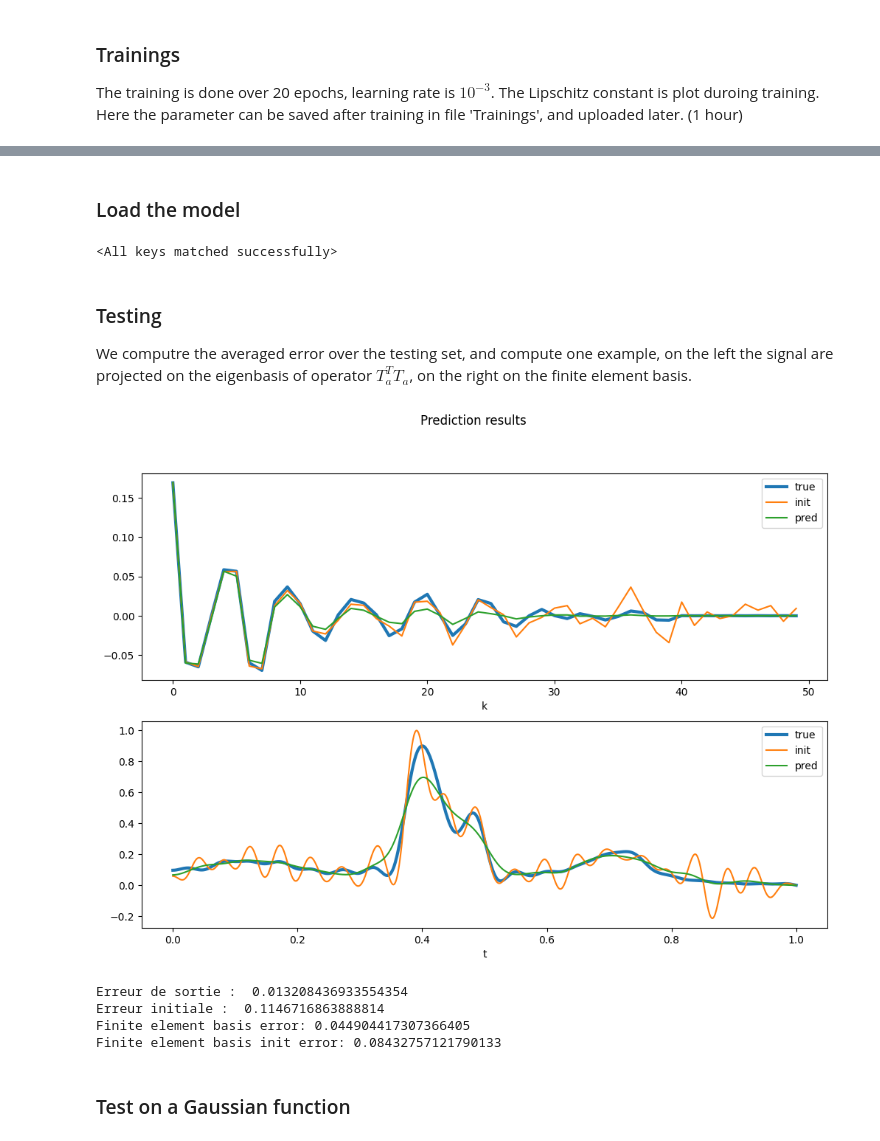
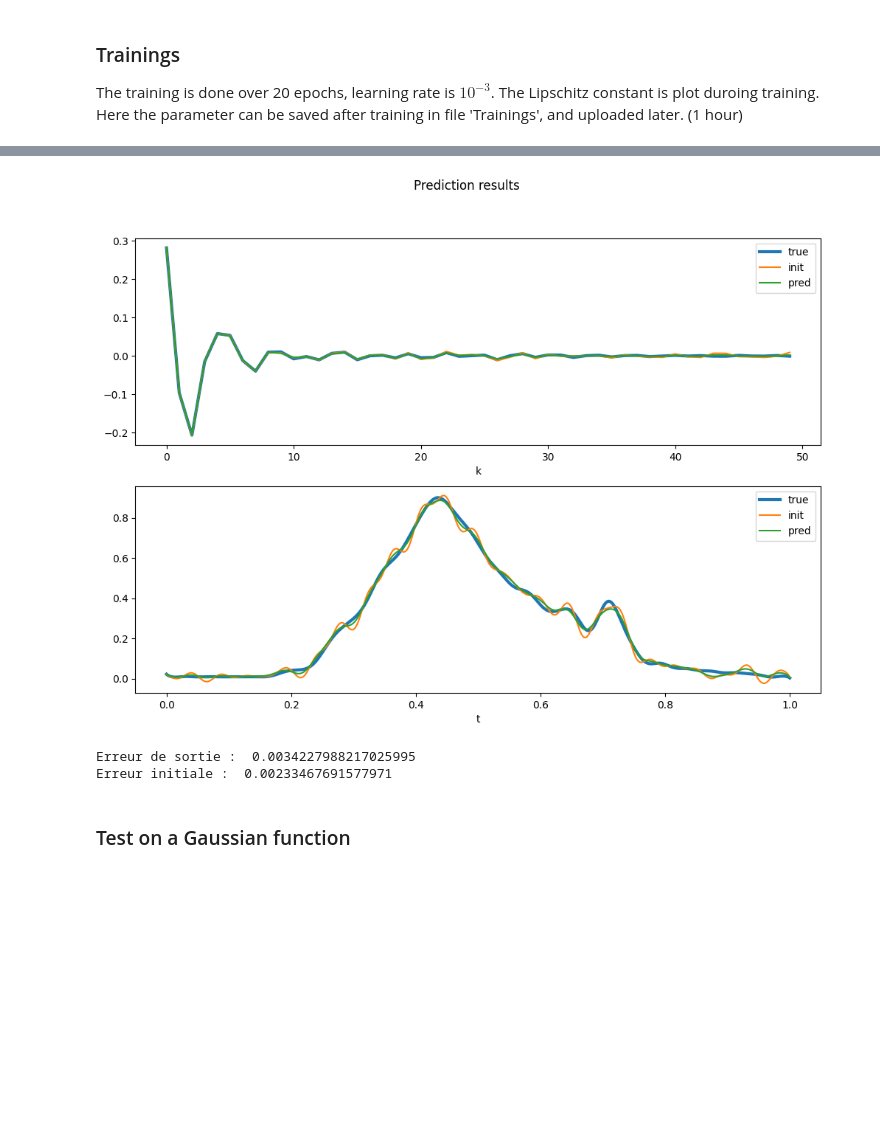
Before and after one commit to CentofantiEze/FBResNet, a Jupyter notebook: notebooks/example.ipynb, the cells around one changed output, grey strips where cells are left out. Cells and saved outputs as stored; diff of their text form; code cells hidden in the pictures; blank space fills up the shorter version.

```diff
--- a/notebooks/example.ipynb
+++ b/notebooks/example.ipynb
@@ -71,20 +83,9 @@ trained_model = 'model_example_a_1_r_1.pt'
-# %% [markdown]
-### Load the model
-# %%
-exp1.load_state_dict(torch.load(model_save_path+trained_model))
-# %% [output]
-<All keys matched successfully>
-# %% [markdown]
-### Testing
-We computre the averaged error over the testing set, and compute one example, on the left the signal are projected on the eigenbasis of operator $T_a^TT_a$, on the right on the finite element basis.
-# %%
-average_error = exp1.test(val_set)
-# %% [output]
-[figure, removed]
-Erreur de sortie :  0.013208436933554354
-Erreur initiale :  0.1146716863888814
-Finite element basis error: 0.044904417307366405
-Finite element basis init error: 0.08432757121790133
+# %%
+loss, signals = model.test(val_set,plot_opt=True)
+# %% [output]
+[figure, added]
+Erreur de sortie :  0.0034227988217025995
+Erreur initiale :  0.00233467691577971
 # %% [markdown]
 ### Test on a Gaussian function
 # %%
```
Also changed, not shown: parts of 16 cells of this notebook.
